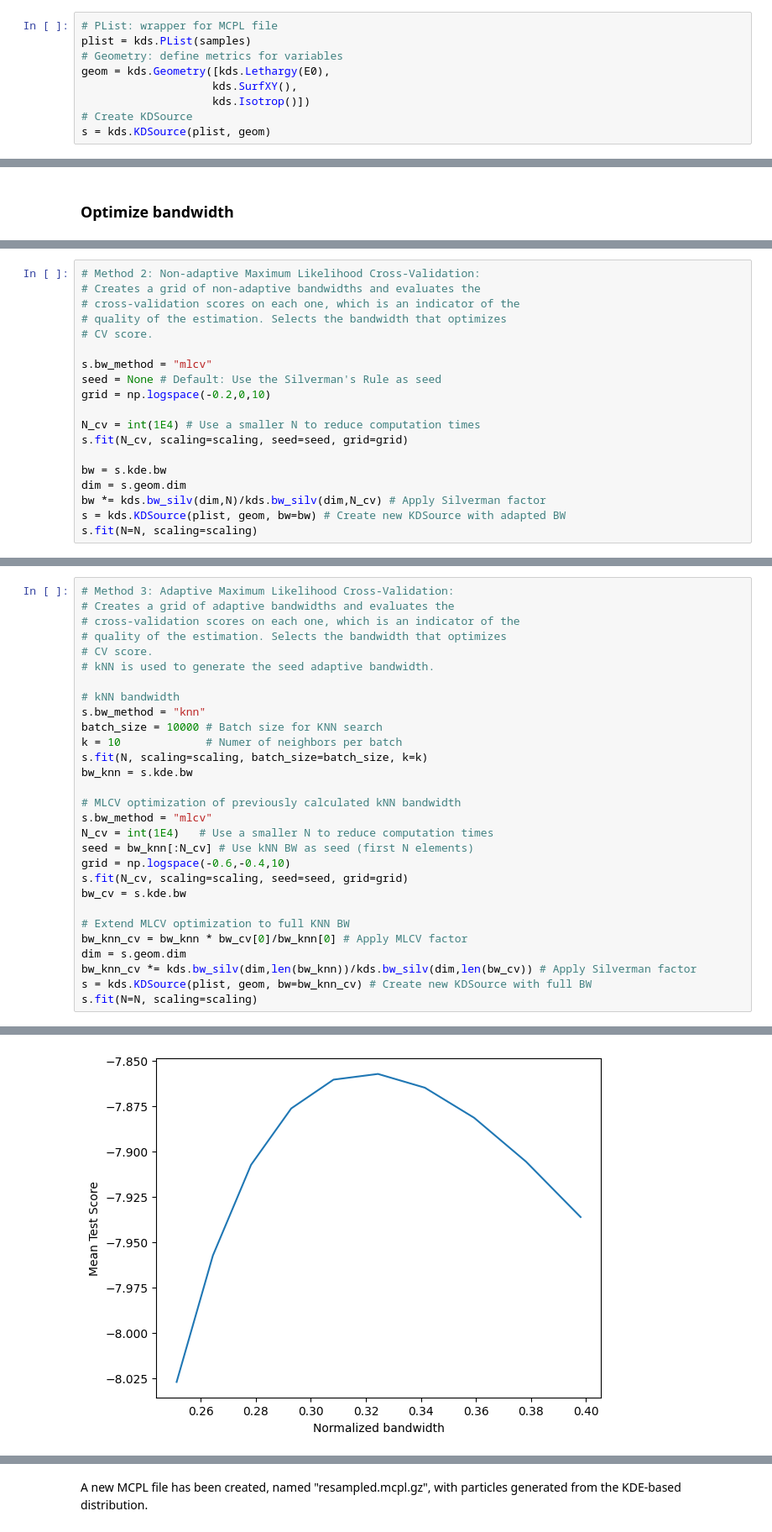
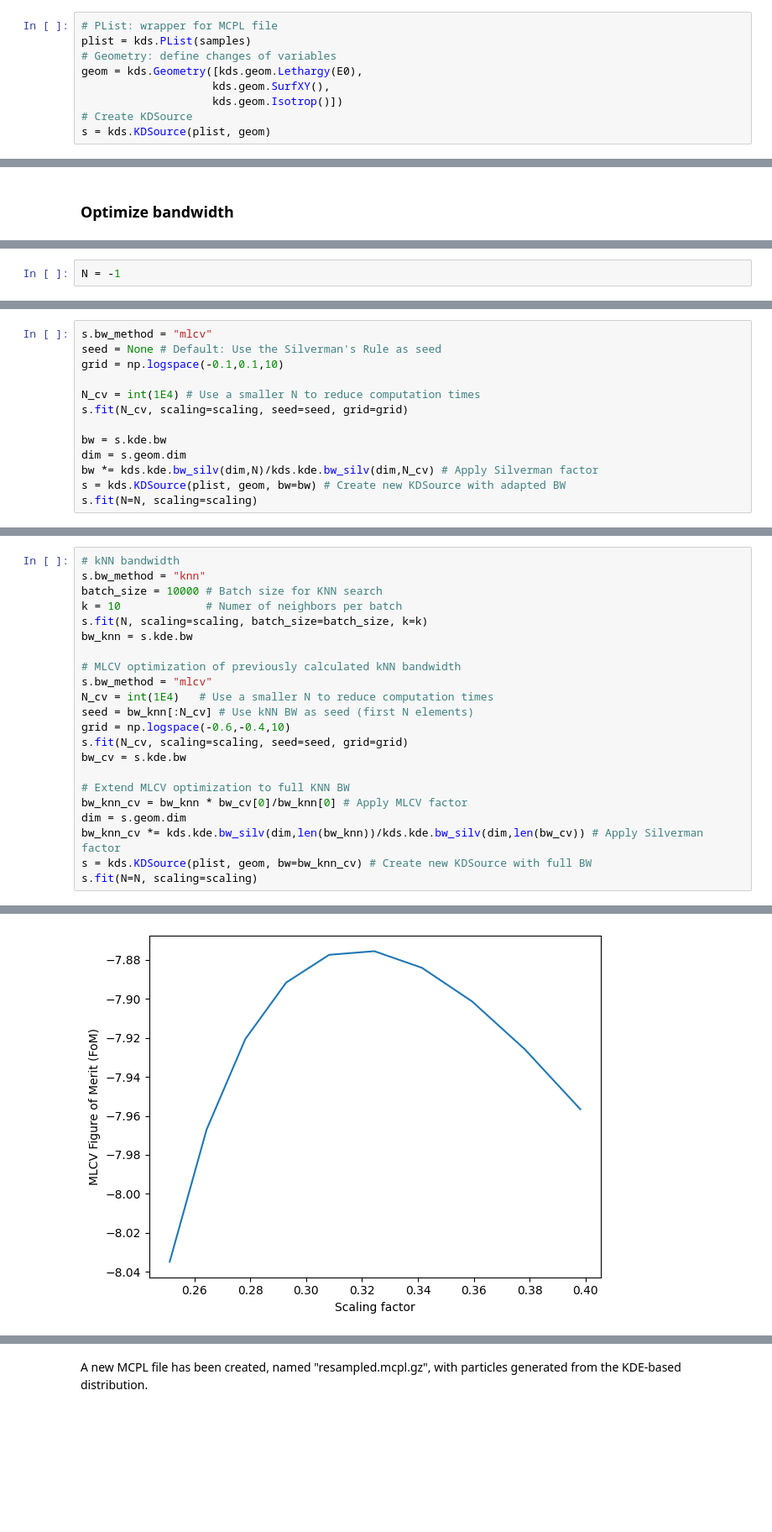
Before and after one commit to McStasMcXtrace/KDSource, a Jupyter notebook: docs/source/Tutorial.ipynb, the cells around one changed output, grey strips where cells are left out. Shown at 84% size. Saved outputs shown, nothing was run; the diff lists cells and outputs as text; blank space fills up the shorter version.

```diff
--- a/docs/source/Tutorial.ipynb
+++ b/docs/source/Tutorial.ipynb
@@ -133,10 +164,10 @@ Done. Created samples.mcpl.gz
 # %%
 # PList: wrapper for MCPL file
 plist = kds.PList(samples)
-# Geometry: define metrics for variables
-geom = kds.Geometry([kds.Lethargy(E0),
-                    kds.SurfXY(),
-                    kds.Isotrop()])
+# Geometry: define changes of variables
+geom = kds.Geometry([kds.geom.Lethargy(E0),
+                    kds.geom.SurfXY(),
+                    kds.geom.Isotrop()])
 # Create KDSource
 s = kds.KDSource(plist, geom)
 # %% [output]
@@ -162 +197,3 @@ N = 1E5
+# %%
+N = -1
 # %% [markdown]
@@ -171,19 +223,13 @@ s.fit(N, scaling=scaling)
 # %%
-# Method 2: Non-adaptive Maximum Likelihood Cross-Validation:
-# Creates a grid of non-adaptive bandwidths and evaluates the
-# cross-validation scores on each one, which is an indicator of the
-# quality of the estimation. Selects the bandwidth that optimizes
-# CV score.
-
 s.bw_method = "mlcv"
 seed = None # Default: Use the Silverman's Rule as seed
-grid = np.logspace(-0.2,0,10)
+grid = np.logspace(-0.1,0.1,10)
 
 N_cv = int(1E4) # Use a smaller N to reduce computation times
 s.fit(N_cv, scaling=scaling, seed=seed, grid=grid)
 
 bw = s.kde.bw
 dim = s.geom.dim
-bw *= kds.bw_silv(dim,N)/kds.bw_silv(dim,N_cv) # Apply Silverman factor
+bw *= kds.kde.bw_silv(dim,N)/kds.kde.bw_silv(dim,N_cv) # Apply Silverman factor
 s = kds.KDSource(plist, geom, bw=bw) # Create new KDSource with adapted BW
 s.fit(N=N, scaling=scaling)
@@ -190,11 +254,4 @@ s.fit(N=N, scaling=scaling)
 # %%
-# Method 3: Adaptive Maximum Likelihood Cross-Validation:
-# Creates a grid of adaptive bandwidths and evaluates the
-# cross-validation scores on each one, which is an indicator of the
-# quality of the estimation. Selects the bandwidth that optimizes
-# CV score.
-# kNN is used to generate the seed adaptive bandwidth.
-
 # kNN bandwidth
 s.bw_method = "knn"
 batch_size = 10000 # Batch size for KNN search
@@ -213,7 +270,7 @@ bw_cv = s.kde.bw
 # Extend MLCV optimization to full KNN BW
 bw_knn_cv = bw_knn * bw_cv[0]/bw_knn[0] # Apply MLCV factor
 dim = s.geom.dim
-bw_knn_cv *= kds.bw_silv(dim,len(bw_knn))/kds.bw_silv(dim,len(bw_cv)) # Apply Silverman factor
+bw_knn_cv *= kds.kde.bw_silv(dim,len(bw_knn))/kds.kde.bw_silv(dim,len(bw_cv)) # Apply Silverman factor
 s = kds.KDSource(plist, geom, bw=bw_knn_cv) # Create new KDSource with full BW
 s.fit(N=N, scaling=scaling)
 # %% [output]
@@ -242,2 +299,2 @@ Calculating bw ...
-[figure, old version]
+[figure, new version]
 Done
```
Also changed, not shown: parts of 47 cells of this notebook, 13 other files.
